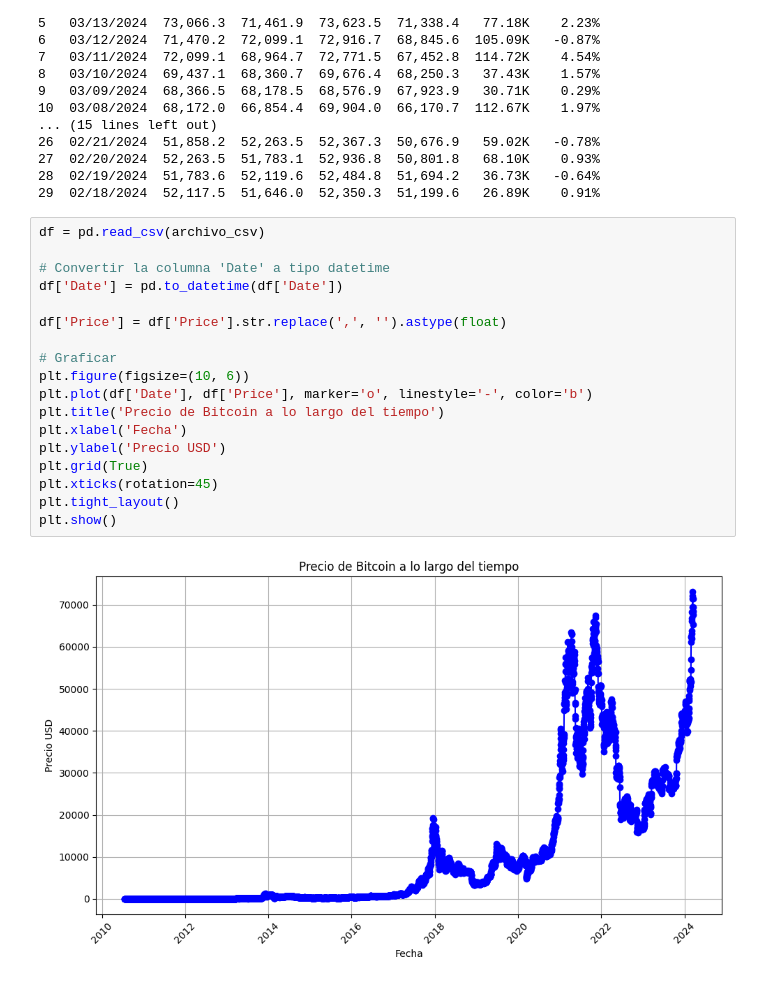
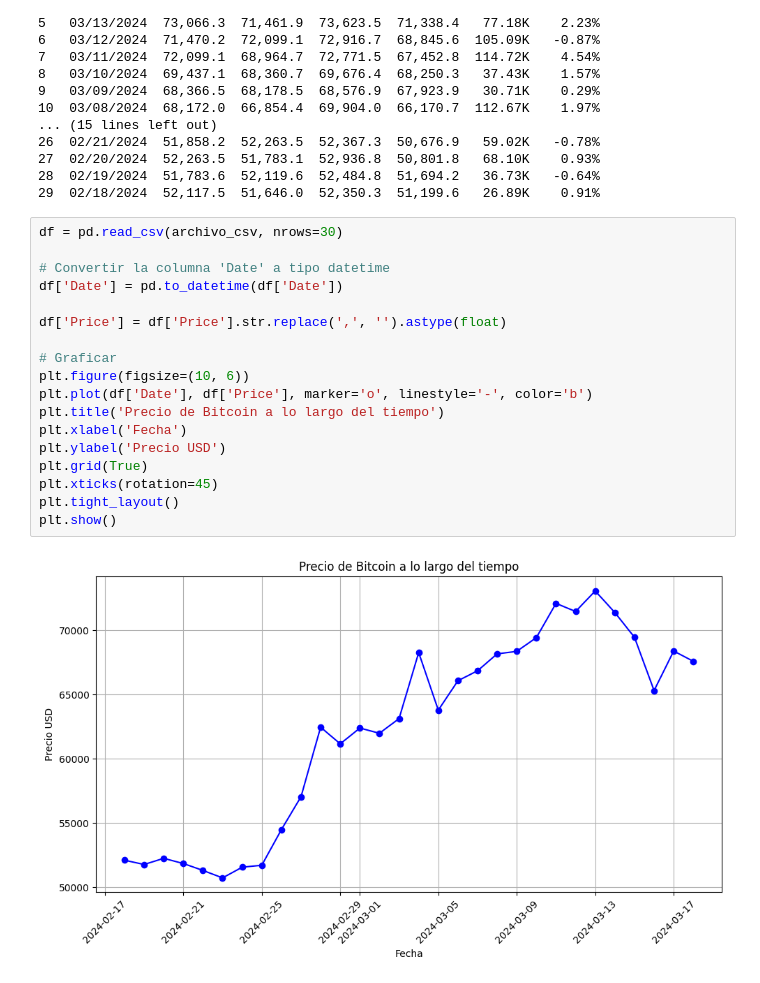
Before and after one commit to caesar-dat-com/Quick_programming_tasks, a Jupyter notebook: scatter plot/scatter plot.ipynb, the cells around one changed output. Drawn from its saved outputs; the diff is of its cells as text.

```diff
--- a/scatter plot/scatter plot.ipynb
+++ b/scatter plot/scatter plot.ipynb
@@ -74,22 +74,22 @@ print(df)
 28  02/19/2024  51,783.6  52,119.6  52,484.8  51,694.2   36.73K   -0.64%
 29  02/18/2024  52,117.5  51,646.0  52,350.3  51,199.6   26.89K    0.91%
 # %%
-df = pd.read_csv(archivo_csv)
+df = pd.read_csv(archivo_csv, nrows=30)
 
 # Convertir la columna 'Date' a tipo datetime
 df['Date'] = pd.to_datetime(df['Date'])
 
 df['Price'] = df['Price'].str.replace(',', '').astype(float)
 
 # Graficar
 plt.figure(figsize=(10, 6))
 plt.plot(df['Date'], df['Price'], marker='o', linestyle='-', color='b')
 plt.title('Precio de Bitcoin a lo largo del tiempo')
 plt.xlabel('Fecha')
 plt.ylabel('Precio USD')
 plt.grid(True)
 plt.xticks(rotation=45)
 plt.tight_layout()
 plt.show()
 # %% [output]
-[figure, old version]
+[figure, new version]
```
